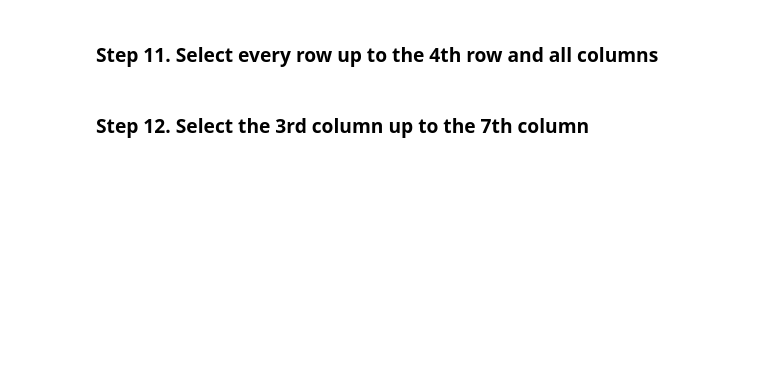
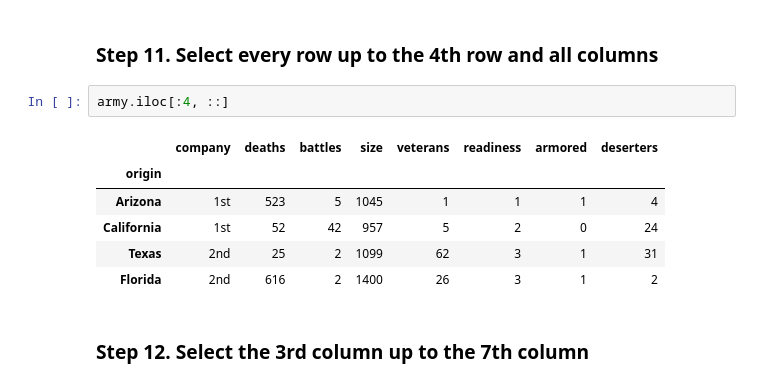
Before and after one commit to zinduaschool/pandasdailypractice2-Doclikam, a Jupyter notebook: 02_Filtering_&_Sorting/Fictional Army/Exercise.ipynb, the cells around one changed output. Cells and saved outputs as stored; diff of their text form; blank space fills up the shorter version.

```diff
--- a/02_Filtering_&_Sorting/Fictional Army/Exercise.ipynb
+++ b/02_Filtering_&_Sorting/Fictional Army/Exercise.ipynb
@@ -45,4 +134,13 @@ raw_data = {'regiment': ['Nighthawks', 'Nighthawks', 'Nighthawks', 'Nighthawks',
 # %% [markdown]
 ### Step 11. Select every row up to the 4th row and all columns
+# %%
+army.iloc[:4, ::]
+# %% [output]
+|  | company | deaths | battles | size | veterans | readiness | armored | deserters |
+| origin |  |  |  |  |  |  |  |  |
+| Arizona | 1st | 523 | 5 | 1045 | 1 | 1 | 1 | 4 |
+| California | 1st | 52 | 42 | 957 | 5 | 2 | 0 | 24 |
+| Texas | 2nd | 25 | 2 | 1099 | 62 | 3 | 1 | 31 |
+| Florida | 2nd | 616 | 2 | 1400 | 26 | 3 | 1 | 2 |
 # %% [markdown]
 ### Step 12. Select the 3rd column up to the 7th column
```
Also changed, not shown: parts of 15 cells of this notebook.
